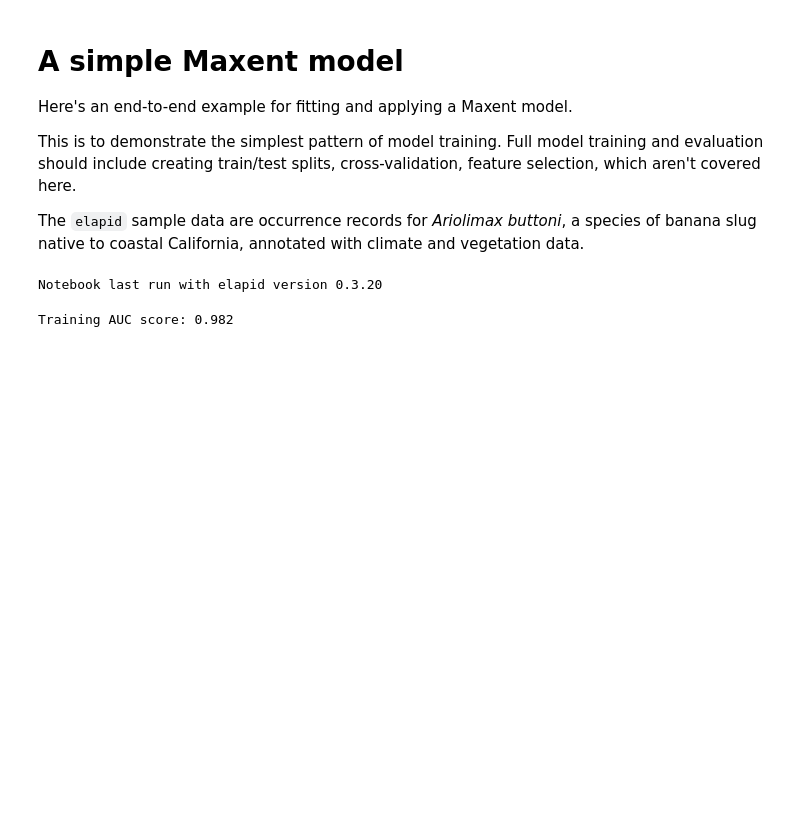
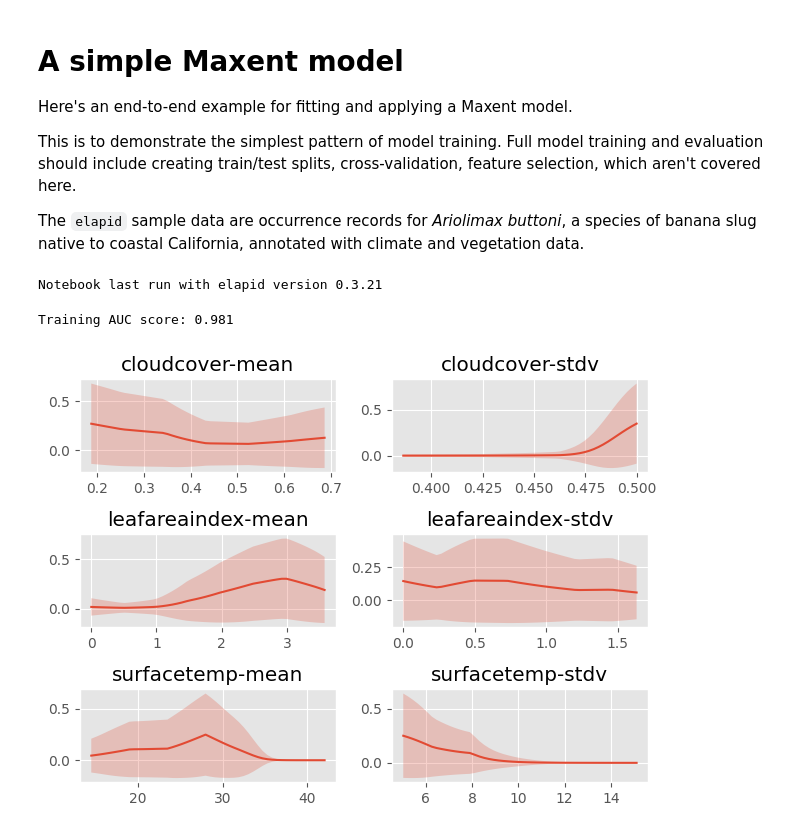
Before and after one commit to earth-chris/elapid, a Jupyter notebook: docs/examples/MaxentSimpleModel.ipynb, the cells around one changed output. Drawn from its saved outputs; the diff is of its cells as text; code cells hidden in the pictures; blank space fills up the shorter version.

```diff
--- a/docs/examples/MaxentSimpleModel.ipynb
+++ b/docs/examples/MaxentSimpleModel.ipynb
@@ -29,6 +29,7 @@ raster_names = [
     "ca-surfacetemp-stdv.tif",
 ]
 rasters = [f"{https}/{raster}" for raster in raster_names]
+labels = [raster[3:-4] for raster in raster_names]
 
 # preferences
 %matplotlib inline
@@ -37,7 +38,7 @@ warnings.filterwarnings("ignore")
 
 print(f"Notebook last run with elapid version {ela.__version__}")
 # %% [output]
-Notebook last run with elapid version 0.3.20
+Notebook last run with elapid version 0.3.21
 # %%
 # read the presence data, draw background point samples
 presence = gpd.read_file(vector)
@@ -48,7 +49,7 @@ merged = ela.stack_geodataframes(presence, background, add_class_label=True)
 annotated = ela.annotate(merged, rasters, drop_na=True, quiet=True)
 
 # split the x/y data
-x = annotated.drop(columns=['class'])
+x = annotated.drop(columns=['class', 'geometry'])
 y = annotated['class']
 
 # train the model
@@ -63,7 +64,12 @@ print(f"Training AUC score: {auc:0.3f}")
 # save the fitted model to disk
 ela.save_object(model, 'demo-maxent-model.ela')
 # %% [output]
-Training AUC score: 0.982
+Training AUC score: 0.981
+# %%
+# partial dependence plots show how model predictions vary across the range of covariates
+fig, ax = model.partial_dependence_plot(x, labels=labels, dpi=100)
+# %% [output]
+[figure, added]
 # %%
 # write the model predictions to disk
 output_raster = 'demo-maxent-predictions.tif'
```
Also changed, not shown: parts of 1 cell of this notebook, 6 other files.
